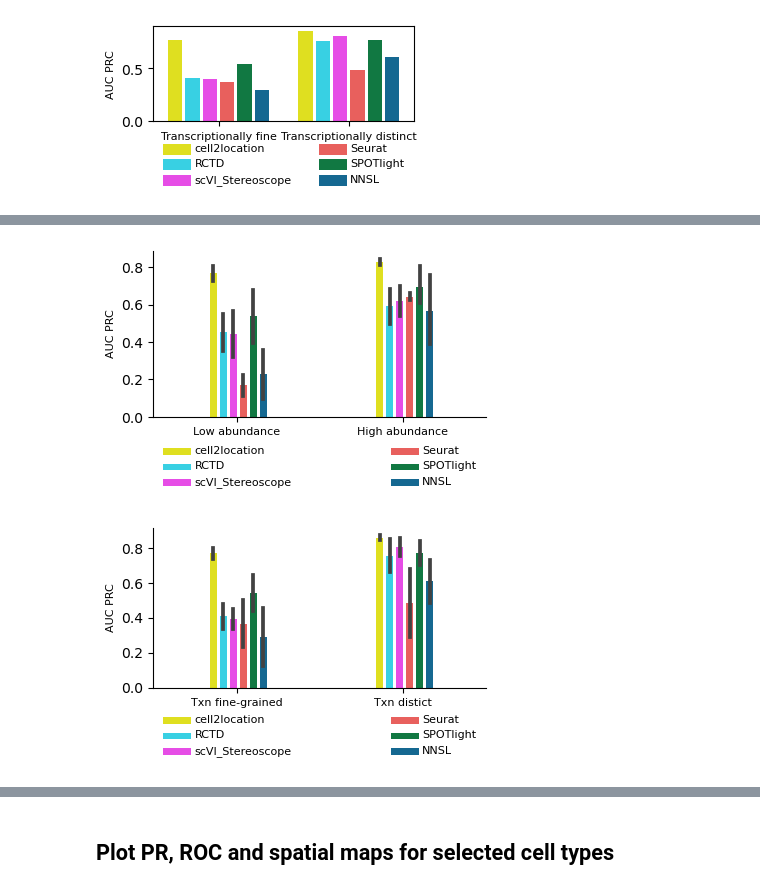
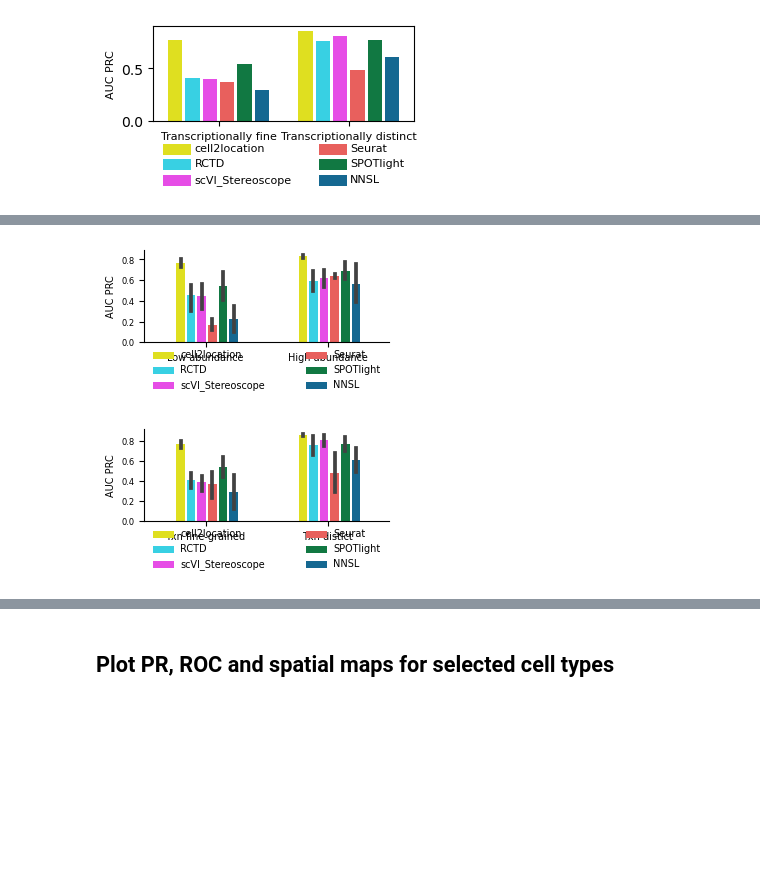
Before and after one commit to vitkl/cell2location_paper, a Jupyter notebook: notebooks/lymph_nodes_analysis/other_methods/benchmark_analysis_4_RP_curves_with_gold_standard_per_method_GC_non_GC_abundance_pyro.ipynb, the cells around one changed output, grey strips where cells are left out. Cells and saved outputs as stored; diff of their text form; code cells hidden in the pictures; blank space fills up the shorter version.

Commit message:
updated Fig 4 bar plots

```diff
--- a/notebooks/lymph_nodes_analysis/other_methods/benchmark_analysis_4_RP_curves_with_gold_standard_per_method_GC_non_GC_abundance_pyro.ipynb
+++ b/notebooks/lymph_nodes_analysis/other_methods/benchmark_analysis_4_RP_curves_with_gold_standard_per_method_GC_non_GC_abundance_pyro.ipynb
@@ -1227,44 +1227,46 @@ def plot_boxplot_prc(x, y="value", n_leged_col=6):
                     data=pr_data_values, palette=sc.pl.palettes.default_102);
 
     #change_width(g, .10)
-    change_width(g, .04, shrink=0.55, shift=0.01)
+    change_width(g, .07, shrink=0.35, shift=0.01)
 
     plt.xlabel('');
-    plt.ylabel('AUC PRC', size=8);
-    plt.xticks(size=8, ha='center');
+    plt.ylabel('AUC PRC', size=7);
+    plt.xticks(size=7, ha='center');
     # lgnd = plt.legend(loc='center left', bbox_to_anchor=(1.04, 0.5), ncol=1,
     #            fontsize=15, frameon=False);
 
     lgnd = plt.legend(loc='center', bbox_to_anchor=(0, -0.45,  1, 0.3),
                       mode='expand', ncol=n_leged_col,
-                      fontsize=8, frameon=False);
+                      fontsize=7, frameon=False);
 
     for handle in lgnd.legendHandles:
          handle.set_height(5)
-         handle.set_width(20)
+         handle.set_width(15)
          handle.set_y(-1)
     # plt.tight_layout();
 
     g.spines['right'].set_visible(False)
     g.spines['top'].set_visible(False)
     plt.tight_layout();
+    plt.tick_params(labelsize=6, axis='y')
+    plt.tick_params(labelsize=7, axis='x')
 
     # ax = plt.gca()
     # ax.set_xticks(ax.get_xticks() + 0.4)
     # plt.savefig(fig_path + '/barplot_by_category_with_label.pdf', bbox_inches='tight')
 
-plt.figure(figsize=(4.1, 2.88))
+plt.figure(figsize=(3.22, 1.9))
 plot_boxplot_prc('Fig4_abundance_categories', n_leged_col=2)
 plt.savefig(fig_path + '/barplot_Fig4_abundance_categories.pdf', bbox_inches='tight')
 plt.show()
 
-plt.figure(figsize=(4.1, 2.8))
+plt.figure(figsize=(3.22, 1.9))
 plot_boxplot_prc('Fig4_txn_categories', n_leged_col=2)
 plt.savefig(fig_path + '/barplot_Fig4_txn_categories.pdf', bbox_inches='tight')
 plt.show()
 # %% [output]
-[figure, old version]
+[figure, new version]
-[figure, old version]
+[figure, new version]
 # %%
 fig_path
 # %% [output]
```
Also changed, not shown: parts of 4 cells of this notebook, 10 other files.
